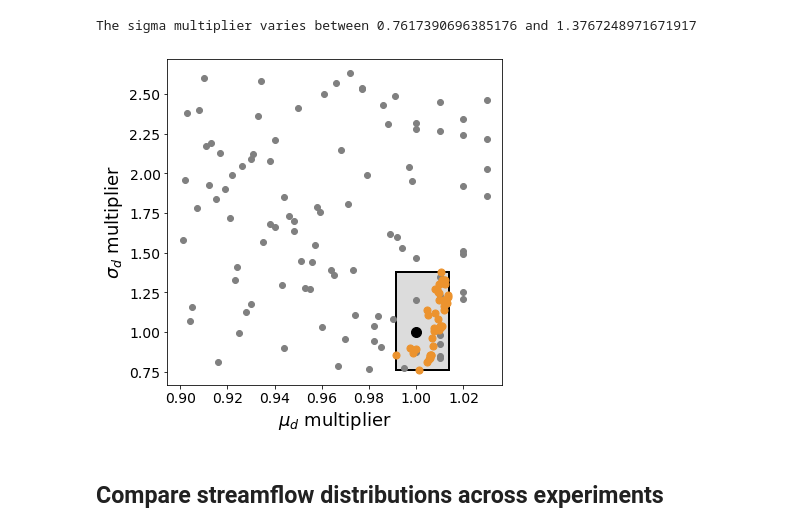
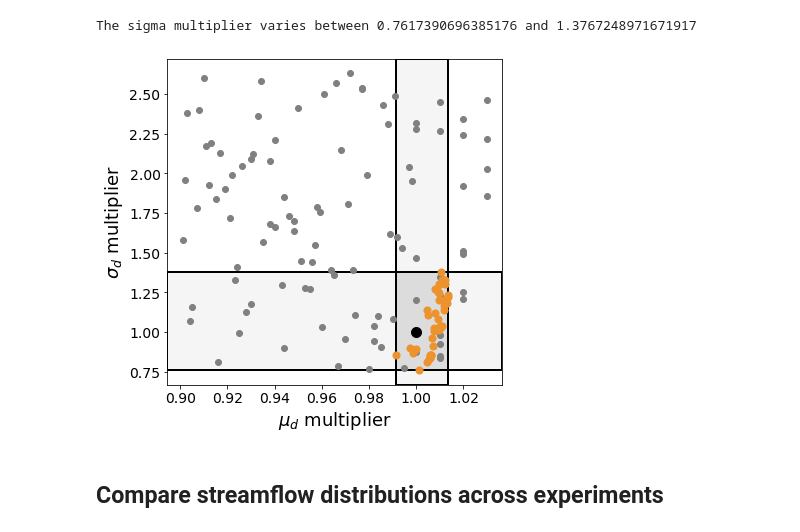
Before and after one commit to antonia-had/Hadjimichael-etal_2024_EarthsFuture, a Jupyter notebook: workflow/streamflow_distribution_changes.ipynb, the cells around one changed output. Drawn from its saved outputs; the diff is of its cells as text; code cells hidden in the pictures.

```diff
--- a/workflow/streamflow_distribution_changes.ipynb
+++ b/workflow/streamflow_distribution_changes.ipynb
@@ -252,22 +301,37 @@ LH_sample = pd.read_csv('../streamflow_data/LHsamples_wider_100_AnnQonly.txt',de
 # %%
 fig, ax = plt.subplots(figsize=(6,6))
 ax.scatter(simParams[:,0]/15.25811235, simParams[:,1]/0.2590614, s=50, c='#EC932E', zorder=3)
 ax.scatter(LH_sample['mu_dry'], LH_sample['sigma_dry'], color = 'grey', zorder=2)
 ax.scatter(1, 1, color='black', s=100, zorder=4)
 ax.set_xlabel("$\mu_d$ multiplier", fontsize=18)
 ax.set_ylabel("$\sigma_d$ multiplier", fontsize=18)
+
+ymin = np.min(simParams[:,1])/0.2590614
+ymax = np.max(simParams[:,1])/0.2590614
+xmin = np.min(simParams[:,0])/15.25811235
+xmax = np.max(simParams[:,0])/15.25811235
+# ax.axvline(xmin, linewidth=2, color='black')
+# ax.axvline(xmax, linewidth=2, color='black')
+# ax.axhline(ymin, linewidth=2, color='black')
+# ax.axhline(ymax, linewidth=2, color='black')
+
+ax.axhspan(ymin, ymax, facecolor='whitesmoke', edgecolor = 'black', linewidth=2, zorder=1)
+ax.axvspan(xmin, xmax, facecolor='whitesmoke', edgecolor = 'black', linewidth=2, zorder=1)
+
 # Create a Rectangle patch
-rect = Rectangle((0.9916, 0.7617), 1.0137-0.9916,1.3767-0.7617,
-                 linewidth=2,edgecolor='black', facecolor='gainsboro', zorder=1)
+rect = Rectangle((xmin, ymin), xmax-xmin, ymax-ymin,
+                 edgecolor = 'black', linewidth=2, facecolor='gainsboro', zorder=1)
 
 # Add the patch to the Axes
 ax.add_patch(rect)
+
+
 plt.yticks(fontsize=14)
 plt.xticks(fontsize=14)
 plt.savefig('classification_thresholds.svg', dpi=300, bbox_inches='tight')
 plt.show()
 # %% [output]
-[figure, old version]
+[figure, new version]
 # %% [markdown]
 ## Compare streamflow distributions across experiments
 # %%
```
Also changed, not shown: parts of 5 cells of this notebook, 21 other files.
